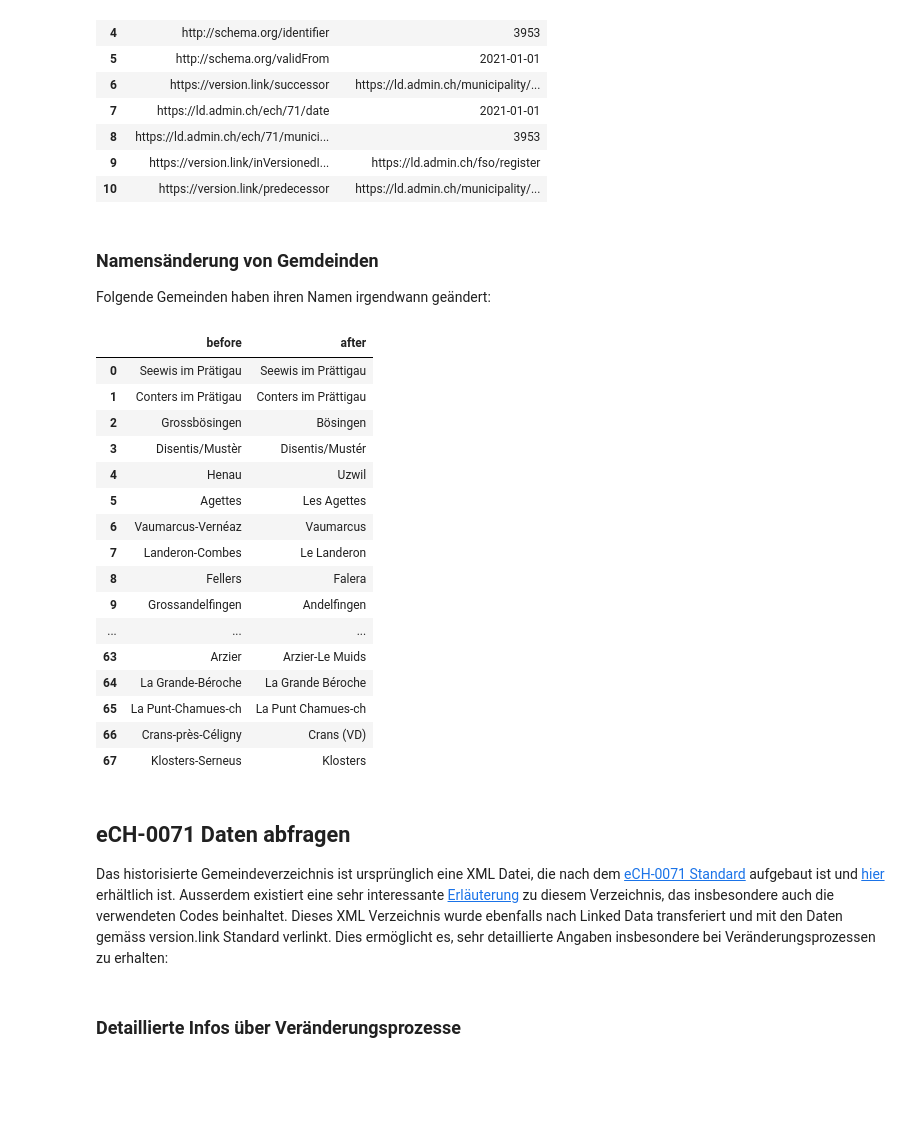
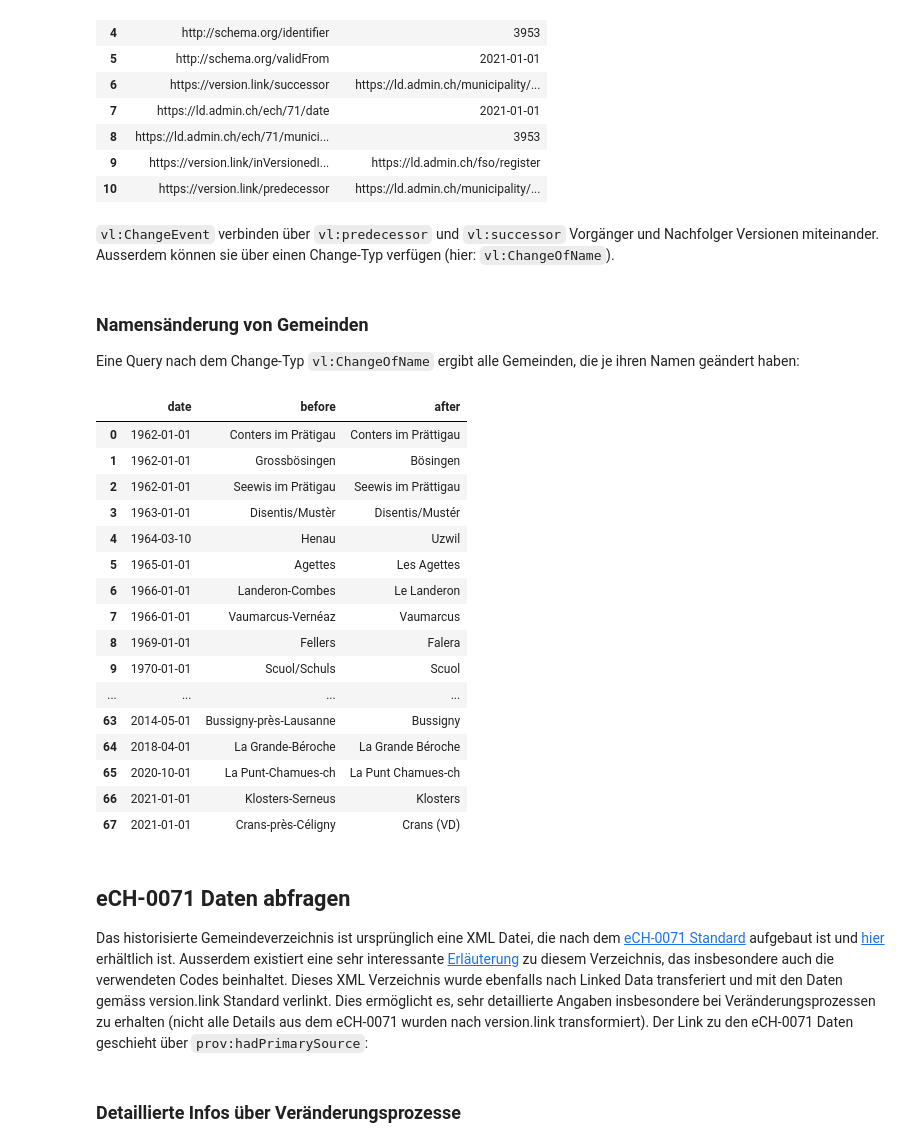
Before and after one commit to SwissFederalArchives/LD-Tutorials, a Jupyter notebook: content/version_link.ipynb, the cells around one changed output. Saved outputs shown, nothing was run; the diff lists cells and outputs as text; code cells hidden in the pictures; blank space fills up the shorter version.

```diff
--- a/content/version_link.ipynb
+++ b/content/version_link.ipynb
@@ -1079,56 +1145,59 @@ display_result(df)
 | 8 | https://ld.admin.ch/ech/71/munici... | 3953 |
 | 9 | https://version.link/inVersionedI... | https://ld.admin.ch/fso/register |
 | 10 | https://version.link/predecessor | https://ld.admin.ch/municipality/... |
-# %% [markdown]
-### Namensänderung von Gemdeinden
-
-Folgende Gemeinden haben ihren Namen irgendwann geändert:
+# %% [markdown]
+`vl:ChangeEvent` verbinden über `vl:predecessor` und `vl:successor` Vorgänger und Nachfolger Versionen miteinander. Ausserdem können sie über einen Change-Typ verfügen (hier: `vl:ChangeOfName`).
+# %% [markdown]
+### Namensänderung von Gemeinden
+
+Eine Query nach dem Change-Typ `vl:ChangeOfName` ergibt alle Gemeinden, die je ihren Namen geändert haben:
 # %%
 df = await query("""
 
 PREFIX vl: <https://version.link/>
 PREFIX admin: <https://schema.ld.admin.ch/>
 PREFIX schema: <http://schema.org/>
 
-SELECT ?before ?after
+SELECT ?date ?before ?after
 FROM <https://lindas.admin.ch/fso/register>
 WHERE {
 
     ?version vl:endEvent ?event;
         schema:name ?before;
         vl:successor ?successor;
         vl:identity ?identity.
     ?identity a admin:Municipality.
-    ?event a vl:ChangeOfName.
+    ?event a vl:ChangeOfName;
+        schema:validFrom ?date.
     ?successor schema:name ?after.
-}
+} ORDER BY ?date
 
 
 """, "https://test.lindas.admin.ch/query")
 
 display_result(df)
 # %% [output]
-|  | before | after |
-| 0 | Seewis im Prätigau | Seewis im Prättigau |
-| 1 | Conters im Prätigau | Conters im Prättigau |
-| 2 | Grossbösingen | Bösingen |
-| 3 | Disentis/Mustèr | Disentis/Mustér |
-| 4 | Henau | Uzwil |
-| 5 | Agettes | Les Agettes |
-| 6 | Vaumarcus-Vernéaz | Vaumarcus |
-| 7 | Landeron-Combes | Le Landeron |
-| 8 | Fellers | Falera |
-| 9 | Grossandelfingen | Andelfingen |
-| ... | ... | ... |
-| 63 | Arzier | Arzier-Le Muids |
-| 64 | La Grande-Béroche | La Grande Béroche |
-| 65 | La Punt-Chamues-ch | La Punt Chamues-ch |
-| 66 | Crans-près-Céligny | Crans (VD) |
-| 67 | Klosters-Serneus | Klosters |
+|  | date | before | after |
+| 0 | 1962-01-01 | Conters im Prätigau | Conters im Prättigau |
+| 1 | 1962-01-01 | Grossbösingen | Bösingen |
+| 2 | 1962-01-01 | Seewis im Prätigau | Seewis im Prättigau |
+| 3 | 1963-01-01 | Disentis/Mustèr | Disentis/Mustér |
+| 4 | 1964-03-10 | Henau | Uzwil |
+| 5 | 1965-01-01 | Agettes | Les Agettes |
+| 6 | 1966-01-01 | Landeron-Combes | Le Landeron |
+| 7 | 1966-01-01 | Vaumarcus-Vernéaz | Vaumarcus |
+| 8 | 1969-01-01 | Fellers | Falera |
+| 9 | 1970-01-01 | Scuol/Schuls | Scuol |
+| ... | ... | ... | ... |
+| 63 | 2014-05-01 | Bussigny-près-Lausanne | Bussigny |
+| 64 | 2018-04-01 | La Grande-Béroche | La Grande Béroche |
+| 65 | 2020-10-01 | La Punt-Chamues-ch | La Punt Chamues-ch |
+| 66 | 2021-01-01 | Klosters-Serneus | Klosters |
+| 67 | 2021-01-01 | Crans-près-Céligny | Crans (VD) |
 # %% [markdown]
 ## eCH-0071 Daten abfragen
 
-Das historisierte Gemeindeverzeichnis ist ursprünglich eine XML Datei, die nach dem [eCH-0071 Standard](https://www.ech.ch/de/ech/ech-0071) aufgebaut ist und [hier](https://www.bfs.admin.ch/asset/de/23886070) erhältlich ist. Ausserdem existiert eine sehr interessante [Erläuterung](https://www.bfs.admin.ch/asset/de/18484929) zu diesem Verzeichnis, das insbesondere auch die verwendeten Codes beinhaltet. Dieses XML Verzeichnis wurde ebenfalls nach Linked Data transferiert und mit den Daten gemäss version.link Standard verlinkt. Dies ermöglicht es, sehr detaillierte Angaben insbesondere bei Veränderungsprozessen zu erhalten:
+Das historisierte Gemeindeverzeichnis ist ursprünglich eine XML Datei, die nach dem [eCH-0071 Standard](https://www.ech.ch/de/ech/ech-0071) aufgebaut ist und [hier](https://www.bfs.admin.ch/asset/de/23886070) erhältlich ist. Ausserdem existiert eine sehr interessante [Erläuterung](https://www.bfs.admin.ch/asset/de/18484929) zu diesem Verzeichnis, das insbesondere auch die verwendeten Codes beinhaltet. Dieses XML Verzeichnis wurde ebenfalls nach Linked Data transferiert und mit den Daten gemäss version.link Standard verlinkt. Dies ermöglicht es, sehr detaillierte Angaben insbesondere bei Veränderungsprozessen zu erhalten (nicht alle Details aus dem eCH-0071 wurden nach version.link transformiert). Der Link zu den eCH-0071 Daten geschieht über `prov:hadPrimarySource`:
 # %% [markdown]
 ### Detaillierte Infos über Veränderungsprozesse
 # %%
```
Also changed, not shown: parts of 41 cells of this notebook.
